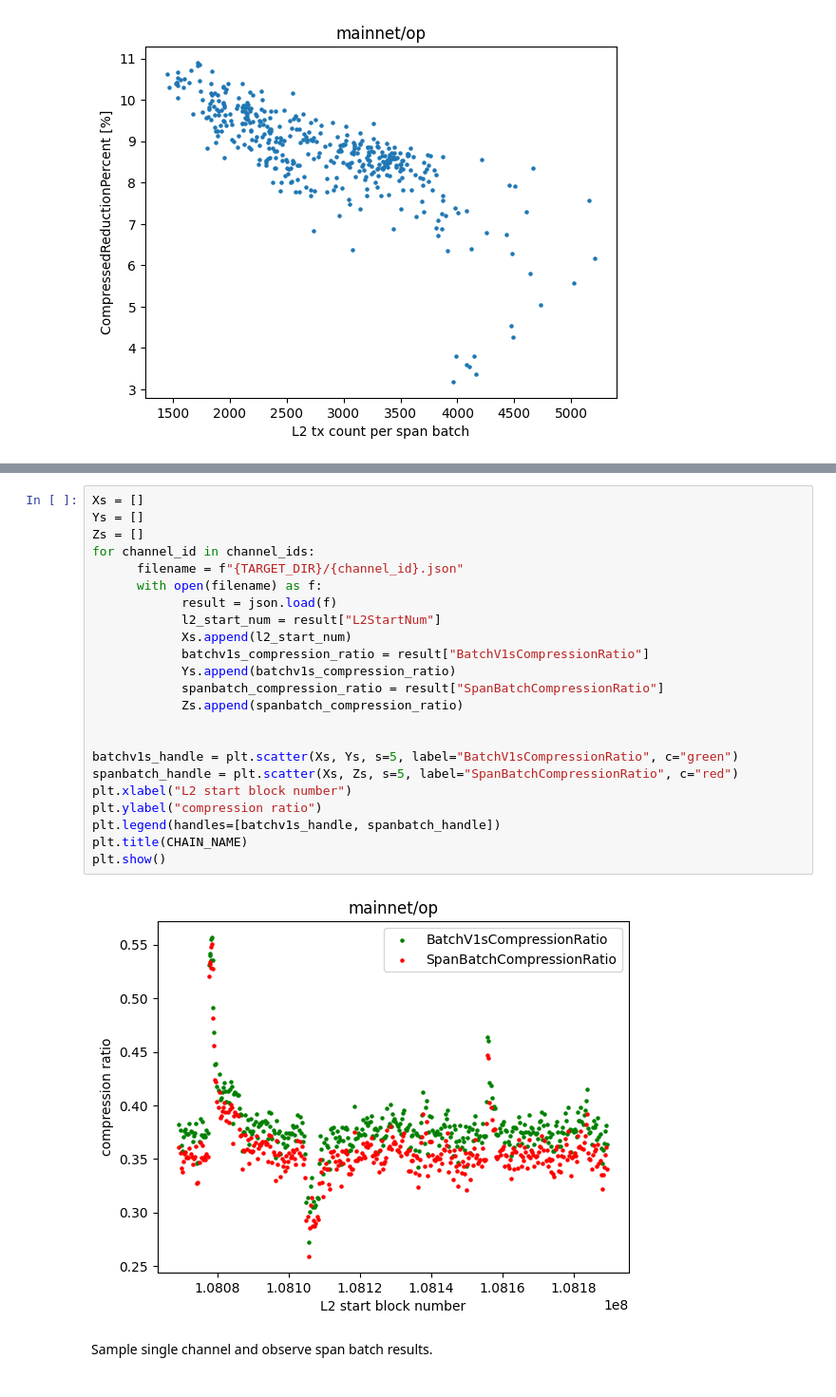
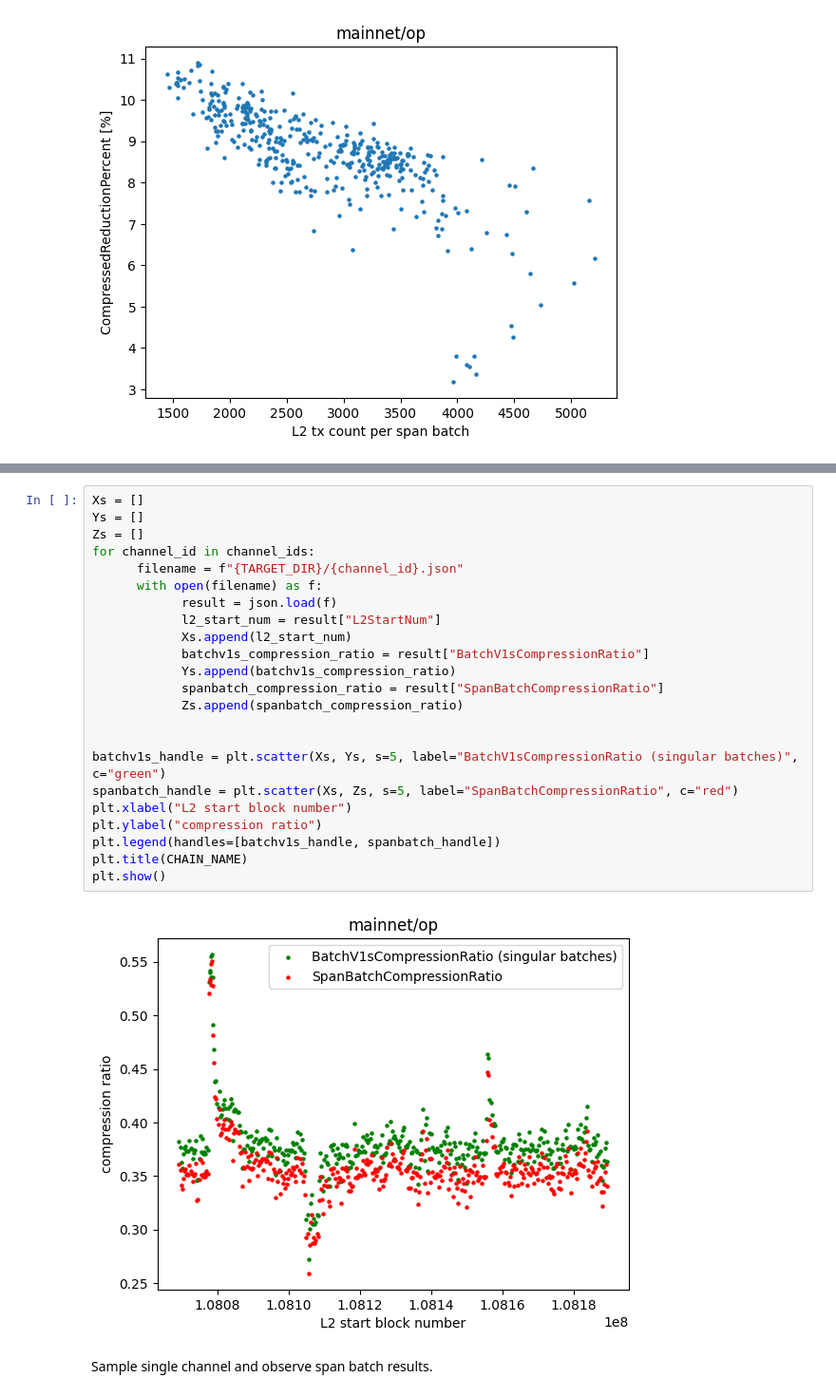
Before and after one commit to testinprod-io/optimism, a Jupyter notebook: op-node/span-batch-analysis.ipynb, the cells around one changed output, grey strips where cells are left out. Shown: that part at 95% size. Cells and saved outputs as stored; diff of their text form.

```diff
--- a/op-node/span-batch-analysis.ipynb
+++ b/op-node/span-batch-analysis.ipynb
@@ -288,28 +426,28 @@ Span batch compression ratio vs Singular batch compression ratio
 # %%
 Xs = []
 Ys = []
 Zs = []
 for channel_id in channel_ids:
       filename = f"{TARGET_DIR}/{channel_id}.json"
       with open(filename) as f:
             result = json.load(f)
             l2_start_num = result["L2StartNum"]
             Xs.append(l2_start_num)
             batchv1s_compression_ratio = result["BatchV1sCompressionRatio"]
             Ys.append(batchv1s_compression_ratio)
             spanbatch_compression_ratio = result["SpanBatchCompressionRatio"]
             Zs.append(spanbatch_compression_ratio)
 
 
-batchv1s_handle = plt.scatter(Xs, Ys, s=5, label="BatchV1sCompressionRatio", c="green")
+batchv1s_handle = plt.scatter(Xs, Ys, s=5, label="BatchV1sCompressionRatio (singular batches)", c="green")
 spanbatch_handle = plt.scatter(Xs, Zs, s=5, label="SpanBatchCompressionRatio", c="red")
 plt.xlabel("L2 start block number")
 plt.ylabel("compression ratio")
 plt.legend(handles=[batchv1s_handle, spanbatch_handle])
 plt.title(CHAIN_NAME)
 plt.show()
 # %% [output]
-[figure, old version]
+[figure, new version]
 # %% [markdown]
 Sample single channel and observe span batch results.
 # %%
```
Also changed, not shown: parts of 33 cells of this notebook.
